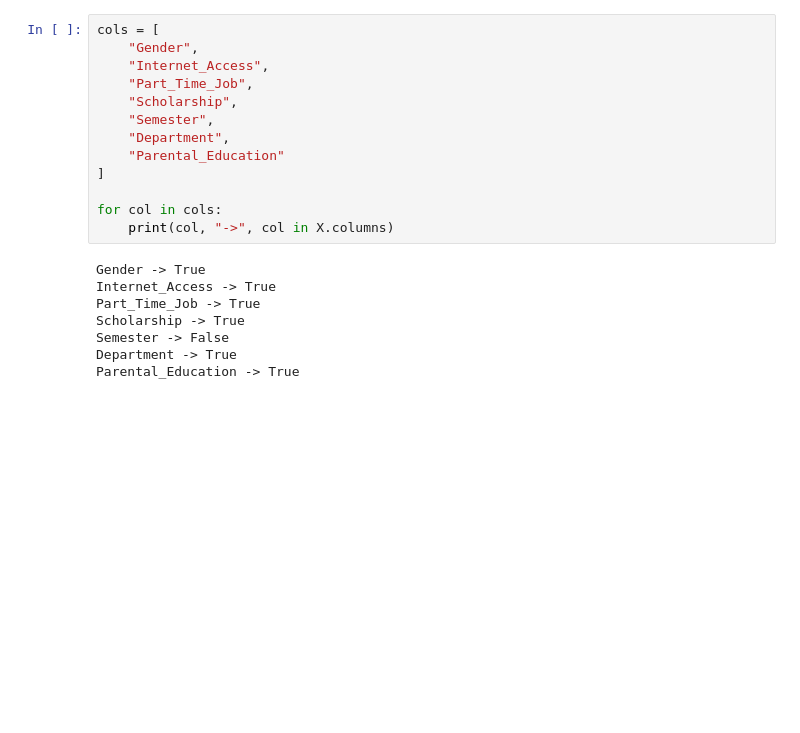
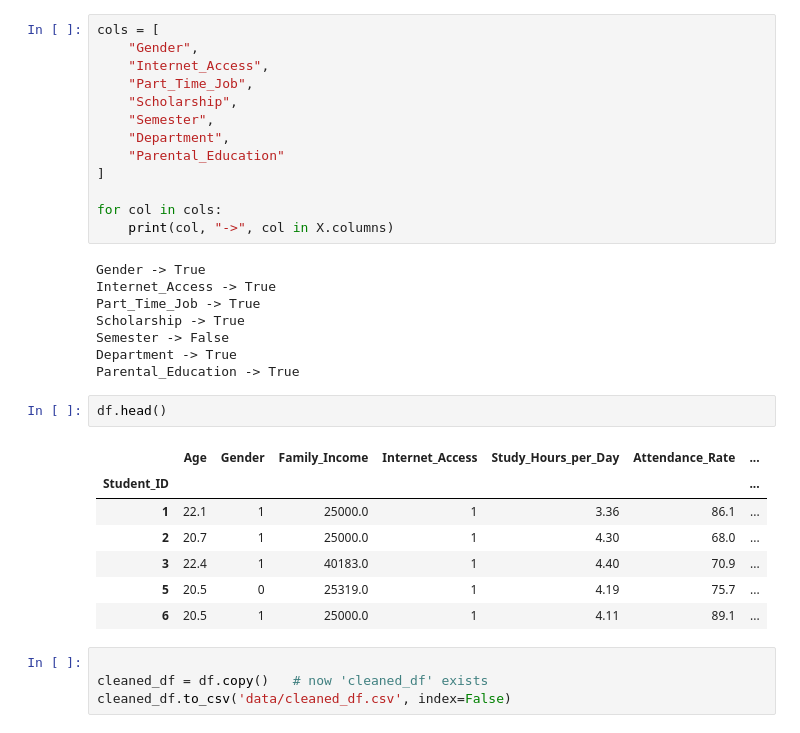
Before and after one commit to BrianMuli/mental-health-and-dropout-prediction, a Jupyter notebook: working.ipynb, the cells around one changed output. Saved outputs shown, nothing was run; the diff lists cells and outputs as text; blank space fills up the shorter version.

```diff
--- a/working.ipynb
+++ b/working.ipynb
@@ -384,3 +384,17 @@ Scholarship -> True
 Semester -> False
 Department -> True
 Parental_Education -> True
+# %%
+df.head()
+# %% [output]
+|  | Age | Gender | Family_Income | Internet_Access | Study_Hours_per_Day | Attendance_Rate | ... |
+| Student_ID |  |  |  |  |  |  | ... |
+| 1 | 22.1 | 1 | 25000.0 | 1 | 3.36 | 86.1 | ... |
+| 2 | 20.7 | 1 | 25000.0 | 1 | 4.30 | 68.0 | ... |
+| 3 | 22.4 | 1 | 40183.0 | 1 | 4.40 | 70.9 | ... |
+| 5 | 20.5 | 0 | 25319.0 | 1 | 4.19 | 75.7 | ... |
+| 6 | 20.5 | 1 | 25000.0 | 1 | 4.11 | 89.1 | ... |
+# %%
+
+cleaned_df = df.copy()   # now 'cleaned_df' exists
+cleaned_df.to_csv('data/cleaned_df.csv', index=False)
```
Also changed, not shown: 1 other file.
